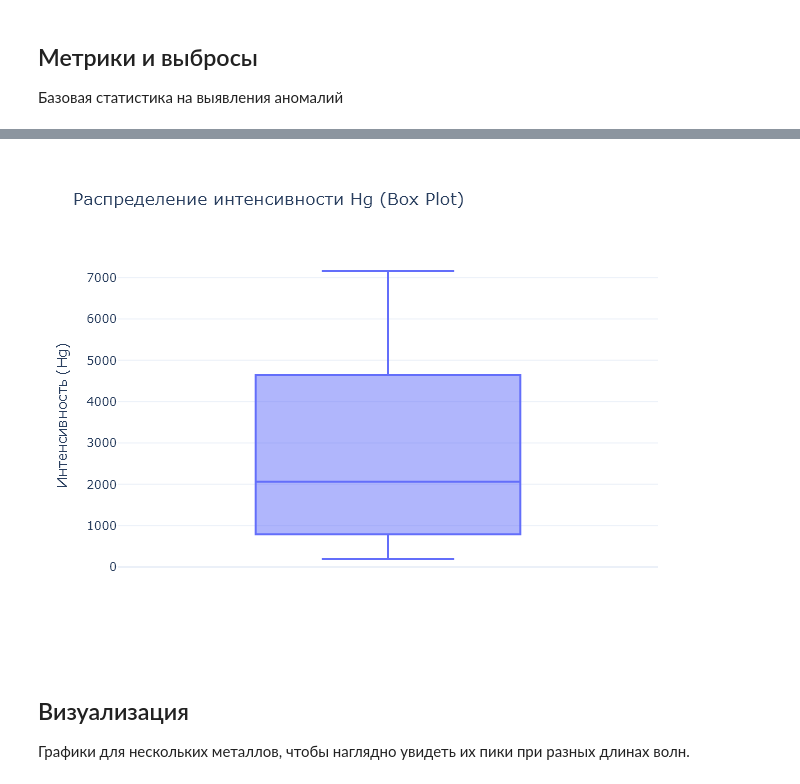
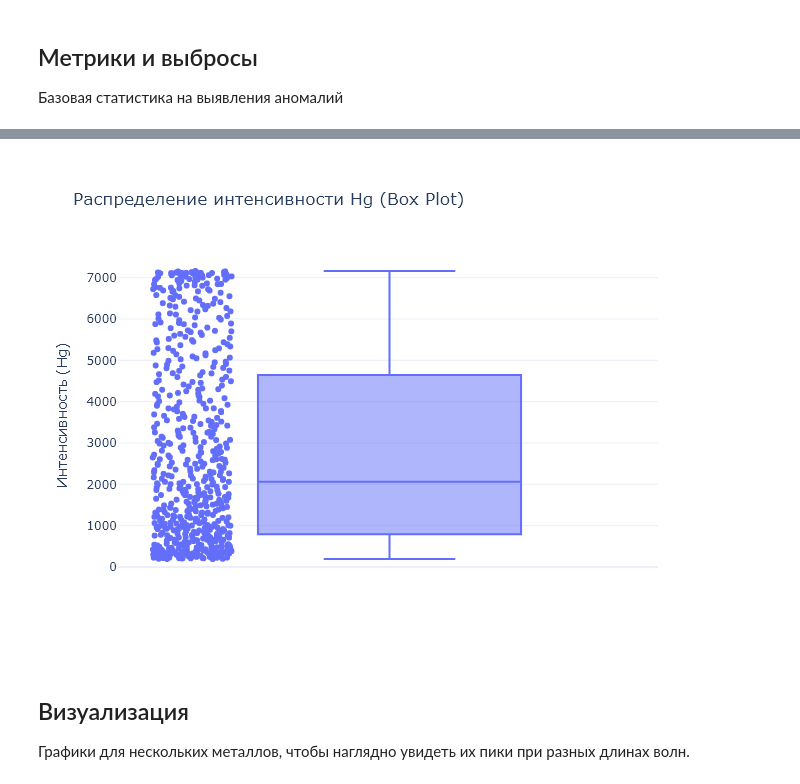
Before and after one commit to MashaMaltsevaCB97/Engineering, a Jupyter notebook: notebooks/EDA.ipynb, the cells around one changed output, grey strips where cells are left out. Drawn from its saved outputs; the diff is of its cells as text; code cells hidden in the pictures.

```diff
--- a/notebooks/EDA.ipynb
+++ b/notebooks/EDA.ipynb
@@ -80,13 +81,14 @@ df.describe()
 # %%
 fig2 = px.box(
     df,
     y="Hg",
     title="Распределение интенсивности Hg (Box Plot)",
-    labels={"Hg": "Интенсивность (Hg)"}
+    labels={"Hg": "Интенсивность (Hg)"},
+    points="all"
 )
 fig2.show()
 # %% [output]
-[figure, old version]
+[figure, new version]
 # %% [markdown]
 ## Визуализация
 Графики для нескольких металлов, чтобы наглядно увидеть их пики при разных длинах волн.
```
Also changed, not shown: parts of 4 cells of this notebook, 1 other file.
